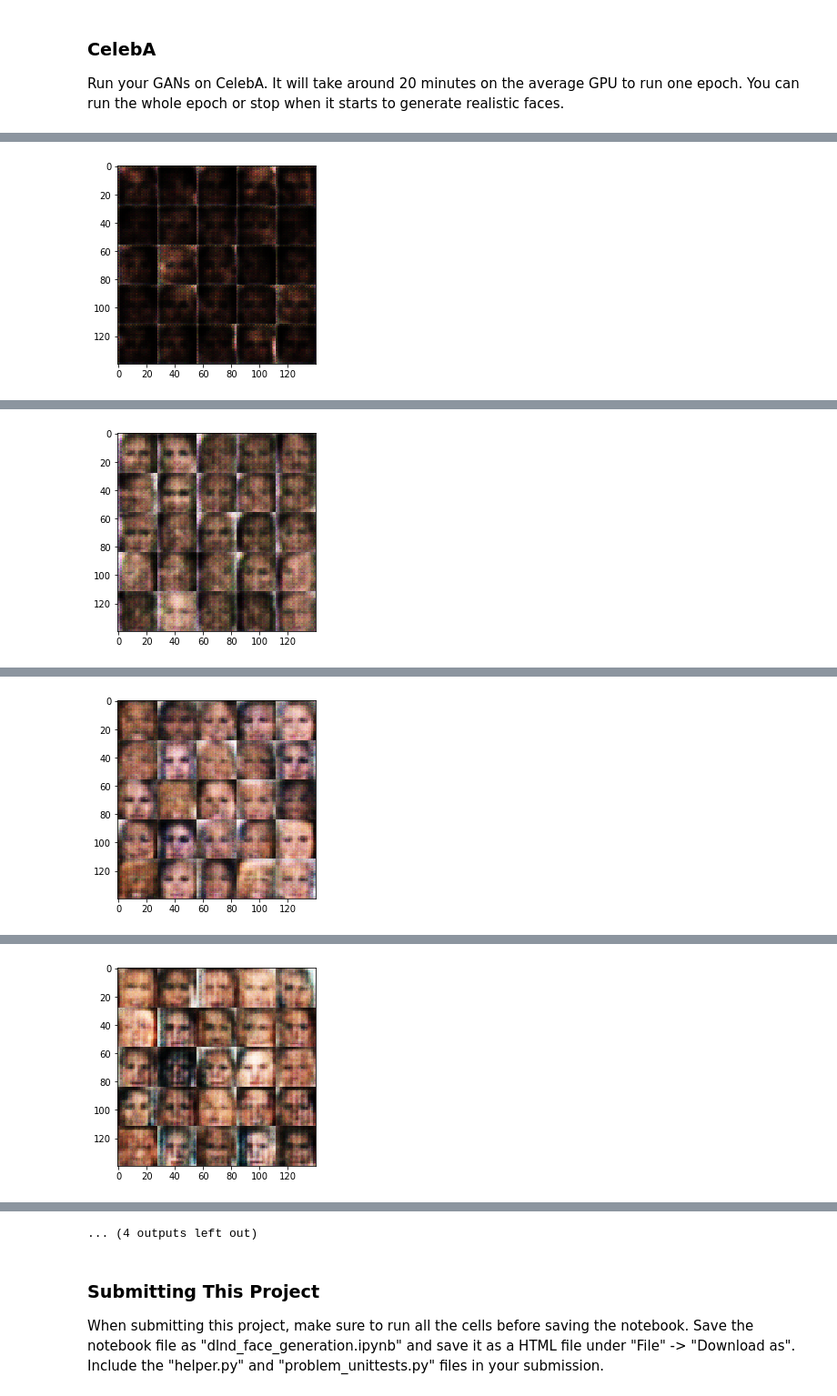
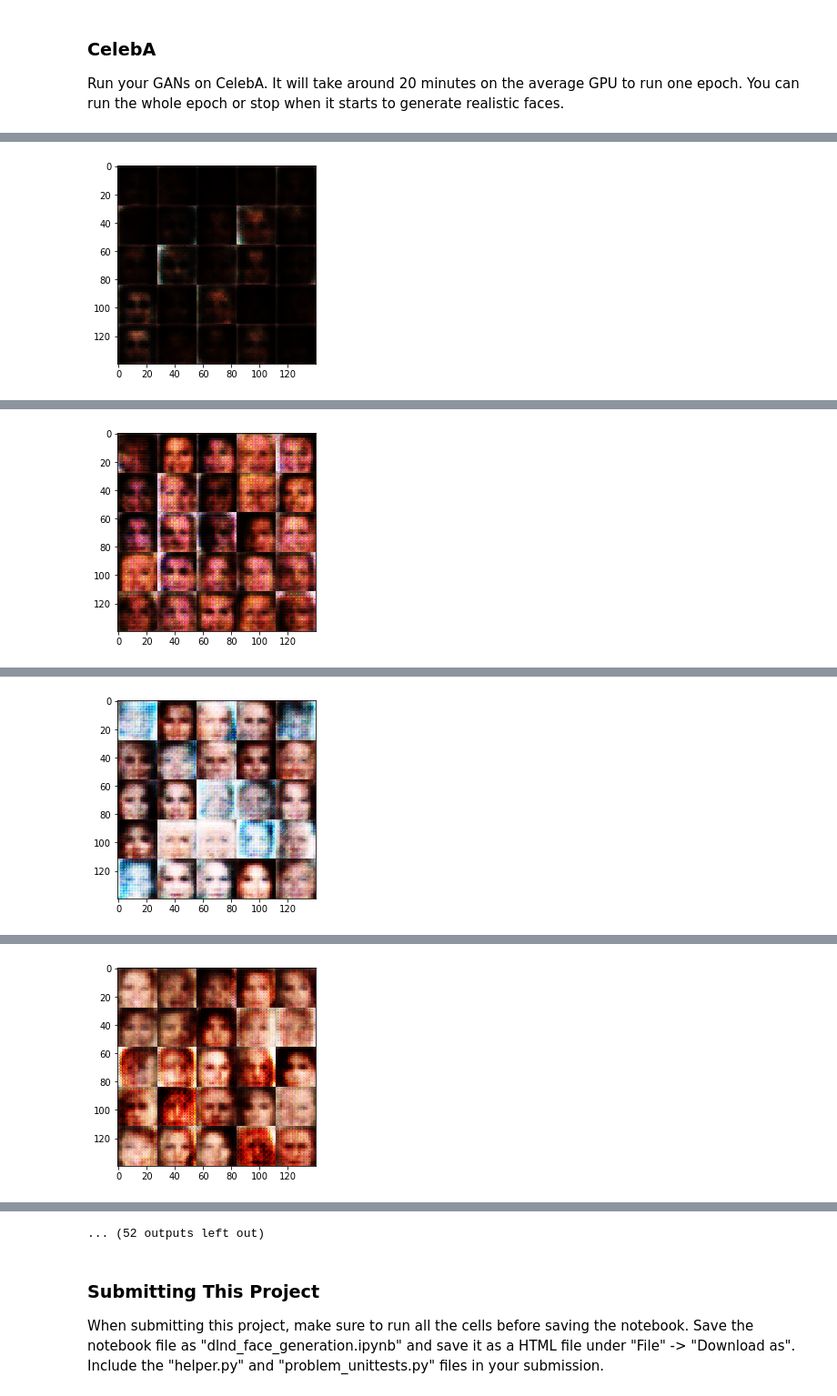
Before and after one commit to ricklentz/deep-learning, a Jupyter notebook: face_generation/dlnd_face_generation.ipynb, the cells around one changed output, grey strips where cells are left out. Shown at 91% size. Cells and saved outputs as stored; diff of their text form; code cells hidden in the pictures.

Commit message:
removed dropout since it was effectly redundant to regularization, adjusted hyperparameters to improve generated results.

```diff
--- a/face_generation/dlnd_face_generation.ipynb
+++ b/face_generation/dlnd_face_generation.ipynb
@@ -179,7 +179,6 @@ def discriminator(images, reuse=False):
                              kernel_initializer=tf.random_normal_initializer(stddev=0.01))
         d = tf.layers.batch_normalization(d, training=True)
         d = tf.maximum(alpha_coeff * d, d)
-        d = tf.nn.dropout(d, keep_prob=0.5)
 
         # input is 7x7x128 -> use strides to convert to 4x4x256
         d = tf.layers.conv2d(inputs=d,
@@ -190,7 +189,6 @@ def discriminator(images, reuse=False):
                              kernel_initializer=tf.random_normal_initializer(stddev=0.01))
         d = tf.layers.batch_normalization(d, training=True)
         d = tf.maximum(alpha_coeff * d, d)
-        d = tf.nn.dropout(d, keep_prob=0.5)
 
         # input is 4x4x256 -> use strides to convert to 4x4x512
         d = tf.layers.conv2d(inputs=d,
@@ -514,10 +528,10 @@ Epoch 1/2 Step 460... Discriminator Loss: 1.1987... Generator Loss: 0.3934...
 ### CelebA
 Run your GANs on CelebA.  It will take around 20 minutes on the average GPU to run one epoch.  You can run the whole epoch or stop when it starts to generate realistic faces.
 # %%
-batch_size = 256
-z_dim = 256
-learning_rate = 0.0001
-beta1 = 0.5
+batch_size = 64 #32, 64]
+z_dim = 100 # [100]
+learning_rate = 0.0002  #[.0002, .0004, .0006, .0008]
+beta1 = 0.35 #[.2. .3, .4,. .5]
 
 
 
@@ -555 +569 @@ Epoch 0/1 Step 200... Discriminator Loss: 1.1425... Generator Loss: 0.7170...
-[figure, old version]
+[figure, new version]
@@ -566 +580 @@ Epoch 0/1 Step 300... Discriminator Loss: 0.5565... Generator Loss: 1.6096...
-[figure, old version]
+[figure, new version]
@@ -577 +591 @@ Epoch 0/1 Step 400... Discriminator Loss: 1.5560... Generator Loss: 1.0185...
-[figure, old version]
+[figure, new version]
@@ -588 +602 @@ Epoch 0/1 Step 500... Discriminator Loss: 0.8888... Generator Loss: 2.3309...
-[figure, old version]
+[figure, new version]
@@ -600,4 +614,4 @@ Epoch 0/1 Step 600... Discriminator Loss: 0.6160... Generator Loss: 0.9622...
-... (4 outputs left out)
+... (52 outputs left out)
 # %% [markdown]
 ### Submitting This Project
 When submitting this project, make sure to run all the cells before saving the notebook. Save the notebook file as "dlnd_face_generation.ipynb" and save it as a HTML file under "File" -> "Download as". Include the "helper.py" and "problem_unittests.py" files in your submission.
```
Also changed, not shown: parts of 2 cells of this notebook, 1 other file.
